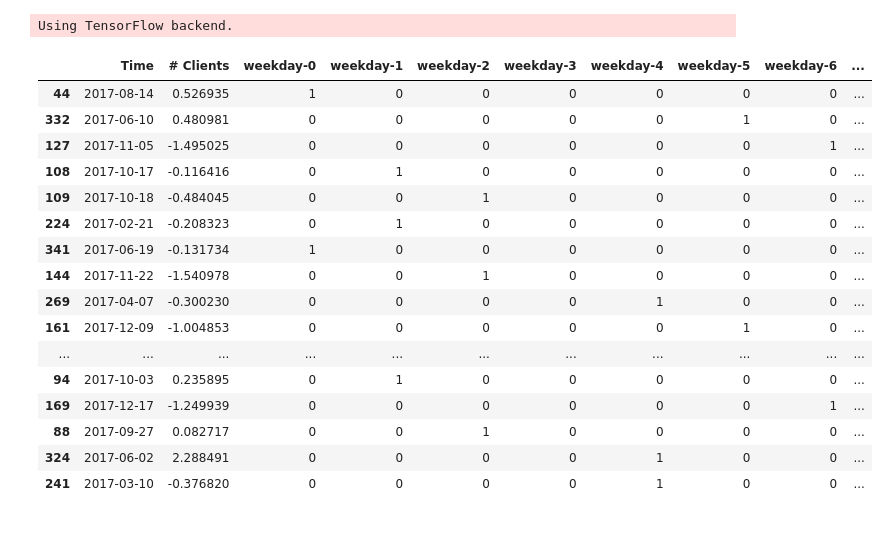
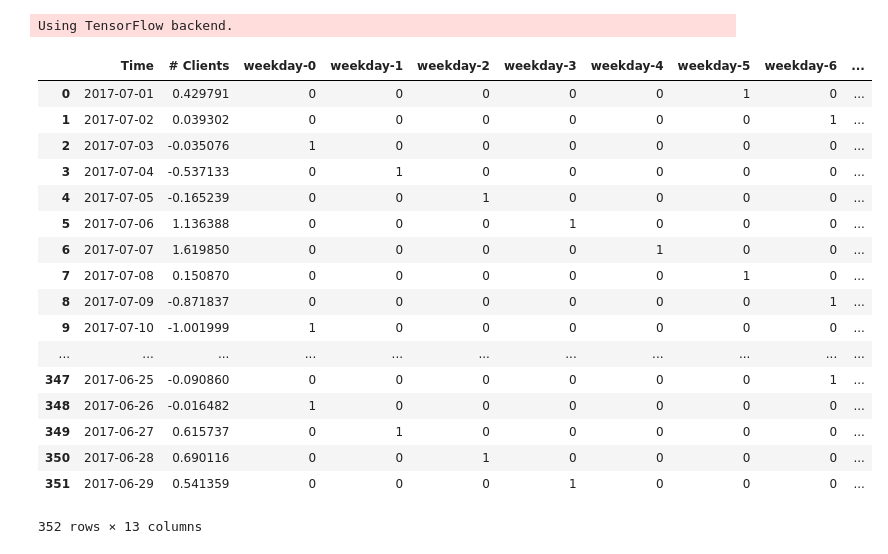
Before and after one commit to chsbacon/open-data-challenge, a Jupyter notebook: src/weather_model.ipynb, the cells around one changed output. Saved outputs shown, nothing was run; the diff lists cells and outputs as text; code cells hidden in the pictures.

```diff
--- a/src/weather_model.ipynb
+++ b/src/weather_model.ipynb
@@ -15,53 +16,46 @@ Using TensorFlow backend.
 # %%
 weather_path = os.path.join('..','data','weather','precip_temp.csv')
 weather_df = pd.read_csv(weather_path)
 clients_path = os.path.join('..','data','wifi','**','Clients per day.csv')
 clients_df = pd.concat(map(lambda csv: pd.read_csv(csv, parse_dates=[0]),
                            glob.glob(clients_path)), ignore_index=True)
 weekday_labels = []
 for d in range(7):
     label = 'weekday-%i' % d
     weekday_labels.append(label)
     clients_df[label] = [int(dt.weekday()==d) for dt in clients_df['Time']]
 # Put clients date in the same format as it is in the weather data
 clients_df['Time'] = [dt.strftime('%Y-%m-%d') for dt in clients_df['Time']]
 
 # This merge ignores the missing data point in the weather data
 all_data = clients_df.merge(weather_df, left_on='Time', right_on='DATE')
 
-prop_to_set_aside_as_test_data = 0.1
-xy_test = all_data.sample(frac=prop_to_set_aside_as_test_data)
-xy_train = all_data.drop(xy_test.index)
-
 cols_to_norm = ['TMIN', 'TMAX', 'PRCP', '# Clients']
 for col in cols_to_norm:
-    xy_test[col] = zscore(xy_test[col])
-    xy_train[col] = zscore(xy_train[col])
+    all_data[col] = zscore(all_data[col])
 
 x_labels = weekday_labels + ['PRCP', 'TMAX', 'TMIN']
 y_labels = ['# Clients']
-x_train = xy_train[x_labels].values
-y_train = xy_train[y_labels].values
-x_test = xy_test[x_labels].values
-y_test = xy_test[y_labels].values
-
-xy_test
+x = all_data[x_labels].values
+y = all_data[y_labels].values
+all_data
 # %% [output]
 |  | Time | # Clients | weekday-0 | weekday-1 | weekday-2 | weekday-3 | weekday-4 | weekday-5 | weekday-6 | ... |
-| 44 | 2017-08-14 | 0.526935 | 1 | 0 | 0 | 0 | 0 | 0 | 0 | ... |
-| 332 | 2017-06-10 | 0.480981 | 0 | 0 | 0 | 0 | 0 | 1 | 0 | ... |
-| 127 | 2017-11-05 | -1.495025 | 0 | 0 | 0 | 0 | 0 | 0 | 1 | ... |
-| 108 | 2017-10-17 | -0.116416 | 0 | 1 | 0 | 0 | 0 | 0 | 0 | ... |
-| 109 | 2017-10-18 | -0.484045 | 0 | 0 | 1 | 0 | 0 | 0 | 0 | ... |
-| 224 | 2017-02-21 | -0.208323 | 0 | 1 | 0 | 0 | 0 | 0 | 0 | ... |
-| 341 | 2017-06-19 | -0.131734 | 1 | 0 | 0 | 0 | 0 | 0 | 0 | ... |
-| 144 | 2017-11-22 | -1.540978 | 0 | 0 | 1 | 0 | 0 | 0 | 0 | ... |
-| 269 | 2017-04-07 | -0.300230 | 0 | 0 | 0 | 0 | 1 | 0 | 0 | ... |
-| 161 | 2017-12-09 | -1.004853 | 0 | 0 | 0 | 0 | 0 | 1 | 0 | ... |
+| 0 | 2017-07-01 | 0.429791 | 0 | 0 | 0 | 0 | 0 | 1 | 0 | ... |
+| 1 | 2017-07-02 | 0.039302 | 0 | 0 | 0 | 0 | 0 | 0 | 1 | ... |
+| 2 | 2017-07-03 | -0.035076 | 1 | 0 | 0 | 0 | 0 | 0 | 0 | ... |
+| 3 | 2017-07-04 | -0.537133 | 0 | 1 | 0 | 0 | 0 | 0 | 0 | ... |
+| 4 | 2017-07-05 | -0.165239 | 0 | 0 | 1 | 0 | 0 | 0 | 0 | ... |
+| 5 | 2017-07-06 | 1.136388 | 0 | 0 | 0 | 1 | 0 | 0 | 0 | ... |
+| 6 | 2017-07-07 | 1.619850 | 0 | 0 | 0 | 0 | 1 | 0 | 0 | ... |
+| 7 | 2017-07-08 | 0.150870 | 0 | 0 | 0 | 0 | 0 | 1 | 0 | ... |
+| 8 | 2017-07-09 | -0.871837 | 0 | 0 | 0 | 0 | 0 | 0 | 1 | ... |
+| 9 | 2017-07-10 | -1.001999 | 1 | 0 | 0 | 0 | 0 | 0 | 0 | ... |
 | ... | ... | ... | ... | ... | ... | ... | ... | ... | ... | ... |
-| 94 | 2017-10-03 | 0.235895 | 0 | 1 | 0 | 0 | 0 | 0 | 0 | ... |
-| 169 | 2017-12-17 | -1.249939 | 0 | 0 | 0 | 0 | 0 | 0 | 1 | ... |
-| 88 | 2017-09-27 | 0.082717 | 0 | 0 | 1 | 0 | 0 | 0 | 0 | ... |
-| 324 | 2017-06-02 | 2.288491 | 0 | 0 | 0 | 0 | 1 | 0 | 0 | ... |
-| 241 | 2017-03-10 | -0.376820 | 0 | 0 | 0 | 0 | 1 | 0 | 0 | ... |
+| 347 | 2017-06-25 | -0.090860 | 0 | 0 | 0 | 0 | 0 | 0 | 1 | ... |
+| 348 | 2017-06-26 | -0.016482 | 1 | 0 | 0 | 0 | 0 | 0 | 0 | ... |
+| 349 | 2017-06-27 | 0.615737 | 0 | 1 | 0 | 0 | 0 | 0 | 0 | ... |
+| 350 | 2017-06-28 | 0.690116 | 0 | 0 | 1 | 0 | 0 | 0 | 0 | ... |
+| 351 | 2017-06-29 | 0.541359 | 0 | 0 | 0 | 1 | 0 | 0 | 0 | ... |
+352 rows × 13 columns
 # %%
```
Also changed, not shown: parts of 2 cells of this notebook.
